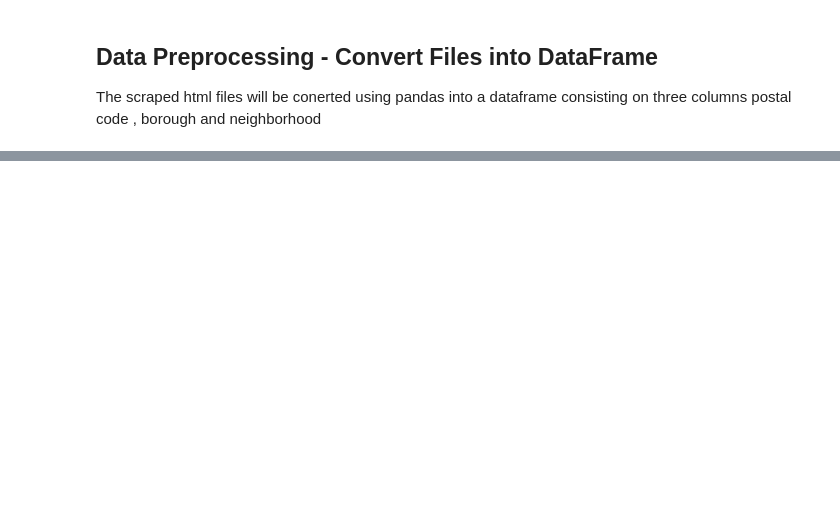
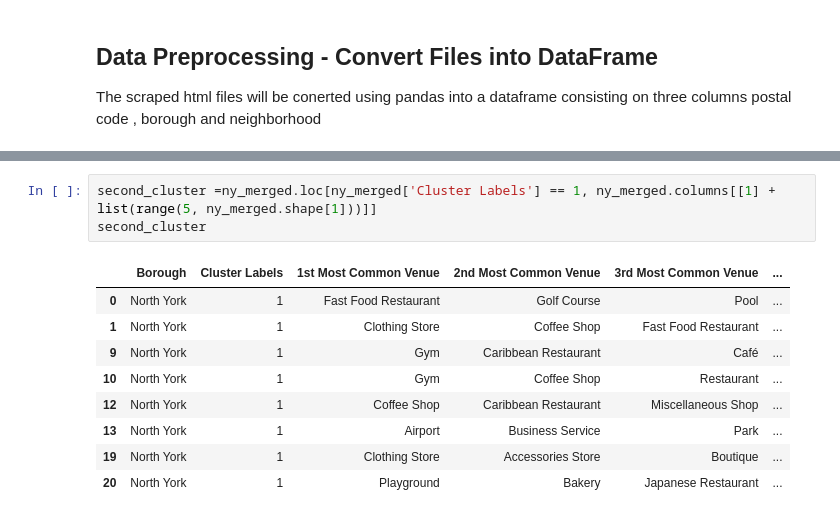
Before and after one commit to Cea-Learning/coursera, a Jupyter notebook: capstone projects/city_of_neighbourhoods.ipynb, the cells around one changed output, grey strips where cells are left out. Drawn from its saved outputs; the diff is of its cells as text; blank space fills up the shorter version.

```diff
--- a/capstone projects/city_of_neighbourhoods.ipynb
+++ b/capstone projects/city_of_neighbourhoods.ipynb
@@ -77,0 +436,13 @@ df.shape
+# %%
+second_cluster =ny_merged.loc[ny_merged['Cluster Labels'] == 1, ny_merged.columns[[1] + list(range(5, ny_merged.shape[1]))]]
+second_cluster
+# %% [output]
+|  | Borough | Cluster Labels | 1st Most Common Venue | 2nd Most Common Venue | 3rd Most Common Venue | ... |
+| 0 | North York | 1 | Fast Food Restaurant | Golf Course | Pool | ... |
+| 1 | North York | 1 | Clothing Store | Coffee Shop | Fast Food Restaurant | ... |
+| 9 | North York | 1 | Gym | Caribbean Restaurant | Café | ... |
+| 10 | North York | 1 | Gym | Coffee Shop | Restaurant | ... |
+| 12 | North York | 1 | Coffee Shop | Caribbean Restaurant | Miscellaneous Shop | ... |
+| 13 | North York | 1 | Airport | Business Service | Park | ... |
+| 19 | North York | 1 | Clothing Store | Accessories Store | Boutique | ... |
+| 20 | North York | 1 | Playground | Bakery | Japanese Restaurant | ... |
```
Also changed, not shown: parts of 49 cells of this notebook, 3 other files.
